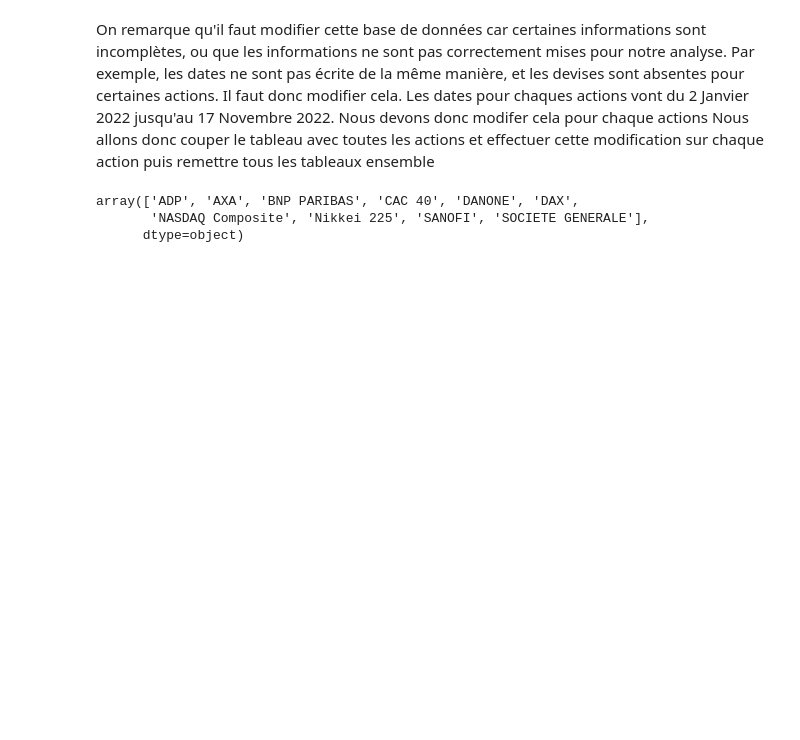
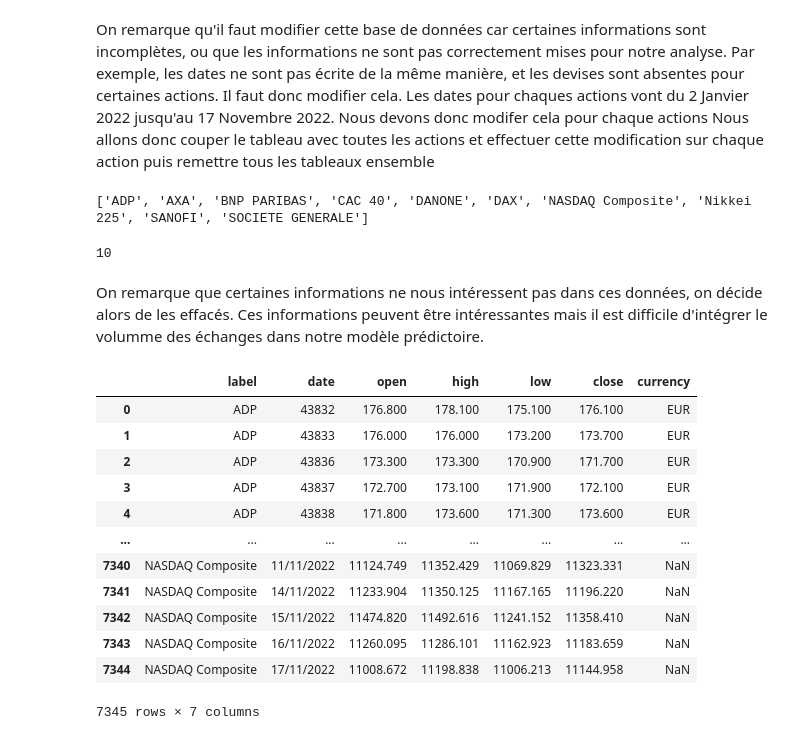
Before and after one commit to antoinerougier/Projet-Python-pour-la-data-science-, a Jupyter notebook: ModificationdelaBaseDonnee2.ipynb, the cells around one changed output. Drawn from its saved outputs; the diff is of its cells as text; code cells hidden in the pictures; blank space fills up the shorter version.

Commit message:
Avancer du projet
on a commencé à modifier la base de données correctement, il faut faire de la visualisation sur les différentes actions maintenant.

```diff
--- a/ModificationdelaBaseDonnee2.ipynb
+++ b/ModificationdelaBaseDonnee2.ipynb
@@ -25,7 +28,32 @@ Nous allons donc couper le tableau avec toutes les actions et effectuer cette mo
 # %%
 l = np.unique(df.label)
 l
+
+lst=[]
+for x in l:
+    lst.append(x)
+
+print(lst)
+len(lst)
 # %% [output]
-array(['ADP', 'AXA', 'BNP PARIBAS', 'CAC 40', 'DANONE', 'DAX',
-       'NASDAQ Composite', 'Nikkei 225', 'SANOFI', 'SOCIETE GENERALE'],
-      dtype=object)
+['ADP', 'AXA', 'BNP PARIBAS', 'CAC 40', 'DANONE', 'DAX', 'NASDAQ Composite', 'Nikkei 225', 'SANOFI', 'SOCIETE GENERALE']
+10
+# %% [markdown]
+On remarque que certaines informations ne nous intéressent pas dans ces données, on décide alors de les effacés. Ces informations peuvent être intéressantes mais il est difficile d'intégrer le volumme des échanges dans notre modèle prédictoire.
+# %%
+new_df = df.drop(columns = ["ticker", "volume"])
+new_df
+# %% [output]
+|  | label | date | open | high | low | close | currency |
+| 0 | ADP | 43832 | 176.800 | 178.100 | 175.100 | 176.100 | EUR |
+| 1 | ADP | 43833 | 176.000 | 176.000 | 173.200 | 173.700 | EUR |
+| 2 | ADP | 43836 | 173.300 | 173.300 | 170.900 | 171.700 | EUR |
+| 3 | ADP | 43837 | 172.700 | 173.100 | 171.900 | 172.100 | EUR |
+| 4 | ADP | 43838 | 171.800 | 173.600 | 171.300 | 173.600 | EUR |
+| ... | ... | ... | ... | ... | ... | ... | ... |
+| 7340 | NASDAQ Composite | 11/11/2022 | 11124.749 | 11352.429 | 11069.829 | 11323.331 | NaN |
+| 7341 | NASDAQ Composite | 14/11/2022 | 11233.904 | 11350.125 | 11167.165 | 11196.220 | NaN |
+| 7342 | NASDAQ Composite | 15/11/2022 | 11474.820 | 11492.616 | 11241.152 | 11358.410 | NaN |
+| 7343 | NASDAQ Composite | 16/11/2022 | 11260.095 | 11286.101 | 11162.923 | 11183.659 | NaN |
+| 7344 | NASDAQ Composite | 17/11/2022 | 11008.672 | 11198.838 | 11006.213 | 11144.958 | NaN |
+7345 rows × 7 columns
```
Also changed, not shown: parts of 11 cells of this notebook.
